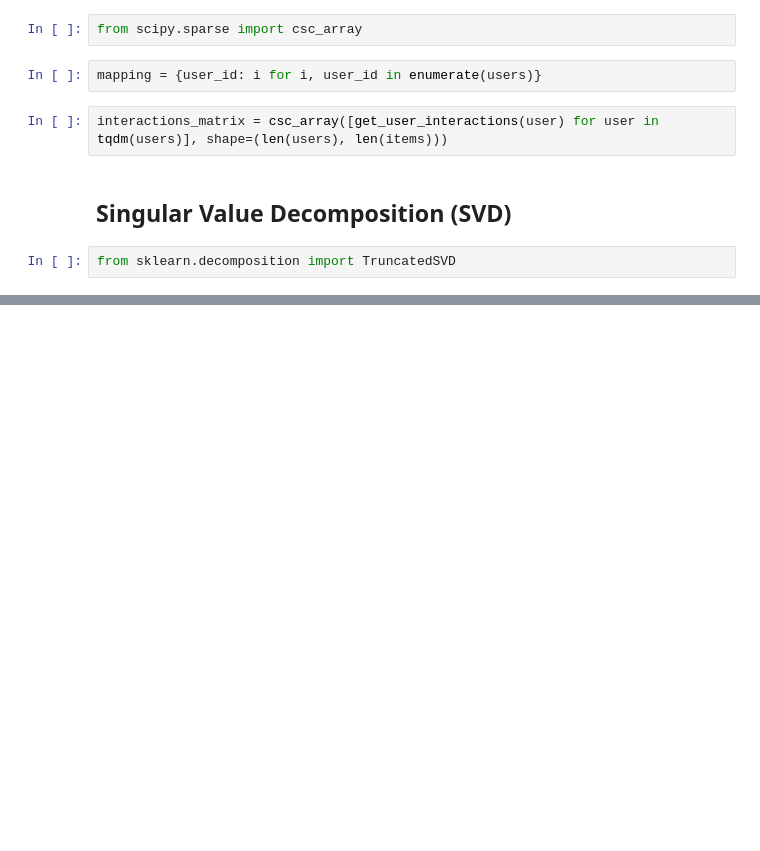
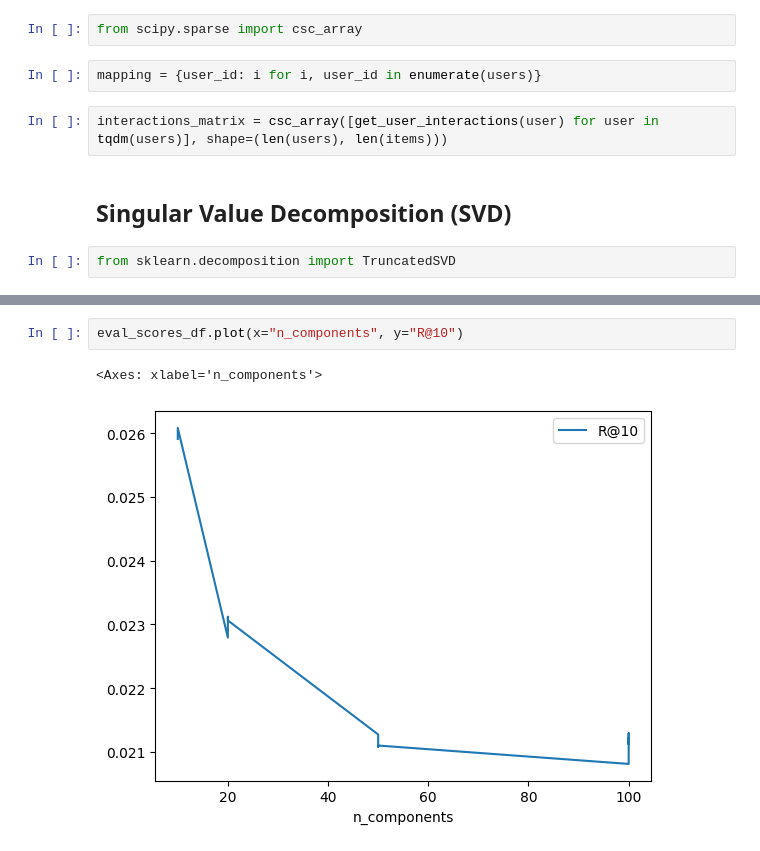
Before and after one commit to a-tabaza/ltr, a Jupyter notebook: experiment_1.ipynb, the cells around one changed output, grey strips where cells are left out. Drawn from its saved outputs; the diff is of its cells as text; blank space fills up the shorter version.

```diff
--- a/experiment_1.ipynb
+++ b/experiment_1.ipynb
@@ -125,0 +135,5 @@ evaluator.calc_aggregate(runs)
+# %%
+eval_scores_df.plot(x="n_components", y="R@10")
+# %% [output]
+<Axes: xlabel='n_components'>
+[figure, added]
```
Also changed, not shown: parts of 38 cells of this notebook, 1 other file.
